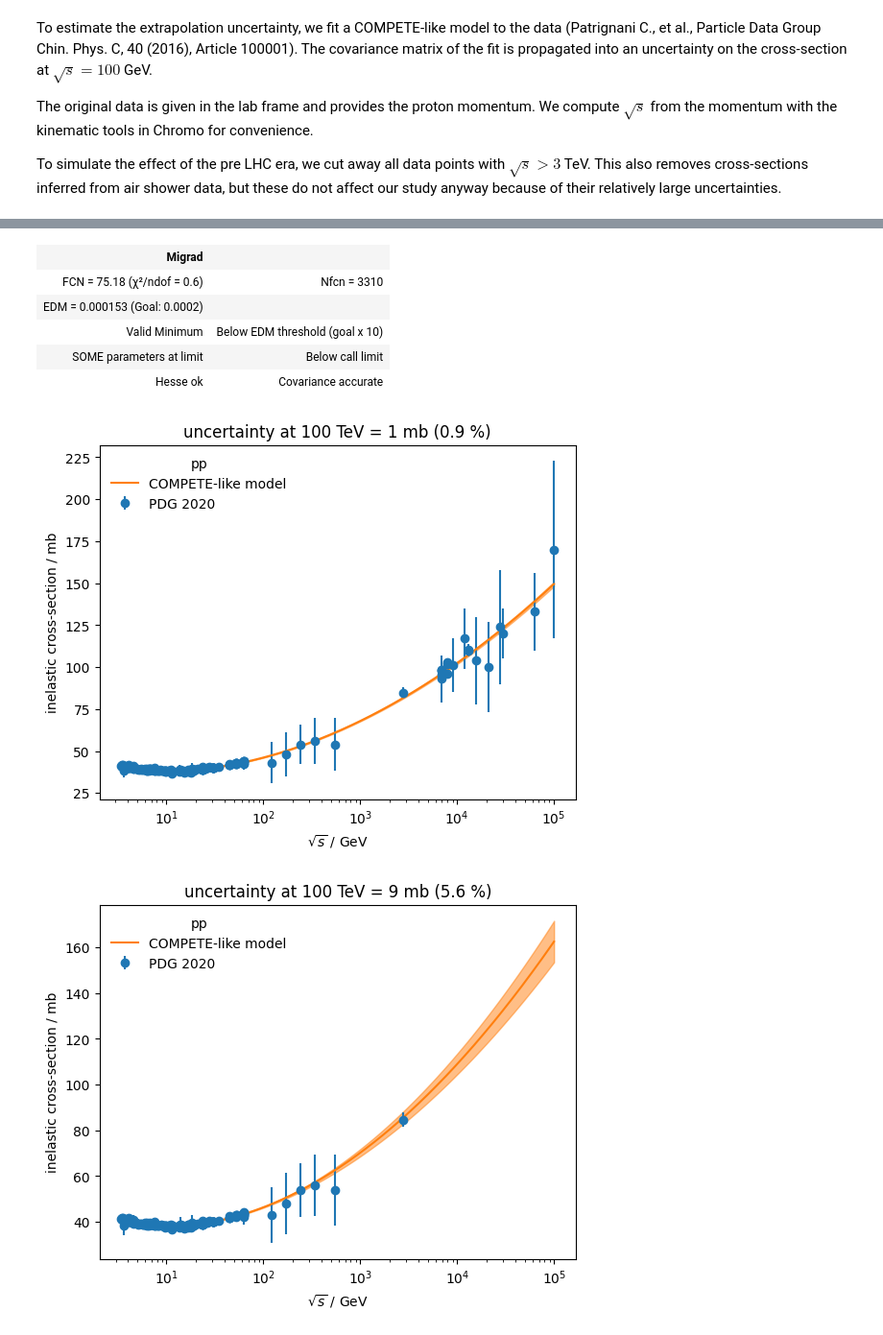
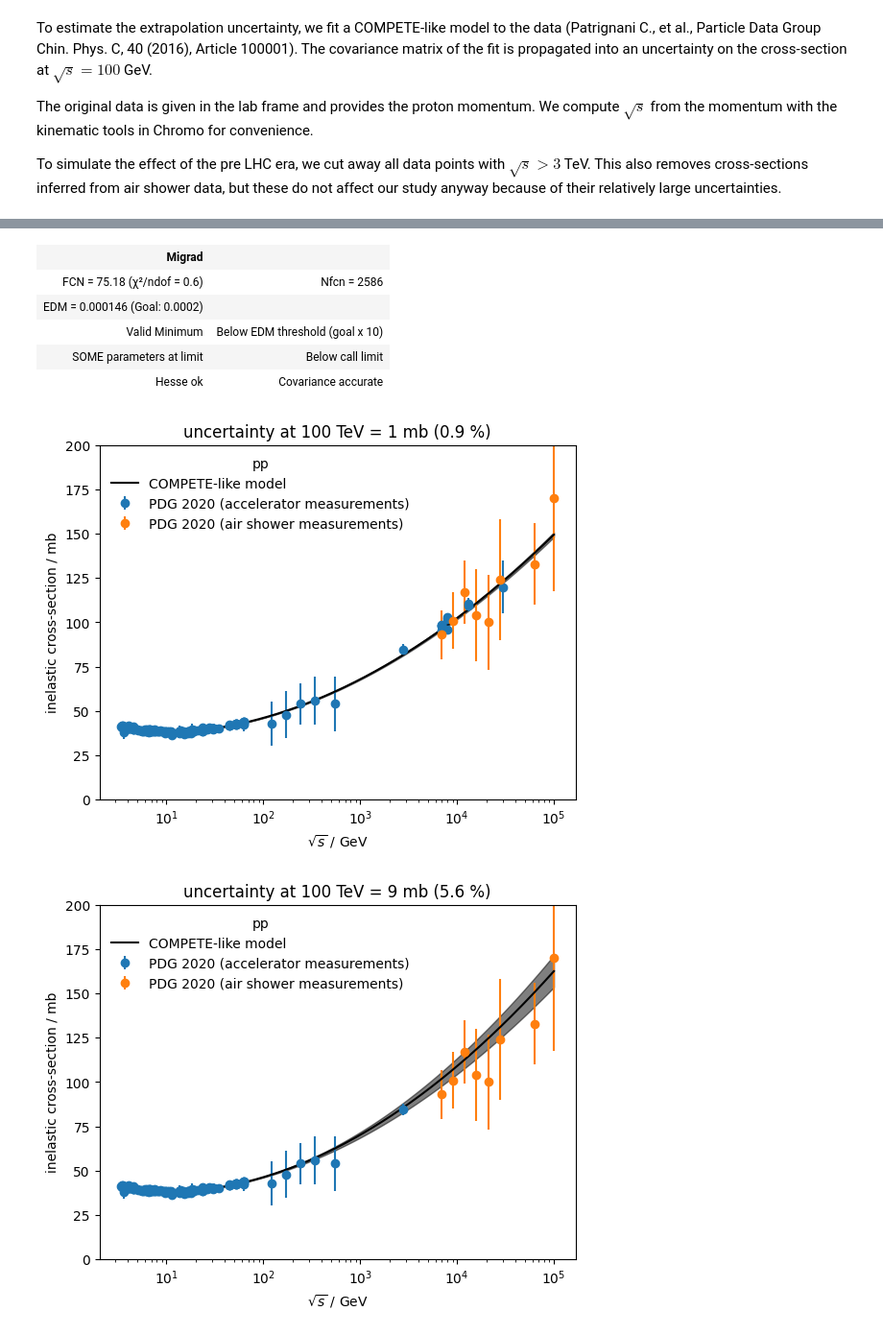
Before and after one commit to HDembinski/HDembinski.github.io, a Jupyter notebook: posts/cross_section_extrapolation_error.ipynb, the cells around one changed output, grey strips where cells are left out. Shown at 96% size. Saved outputs shown, nothing was run; the diff lists cells and outputs as text; code cells hidden in the pictures.

```diff
--- a/posts/cross_section_extrapolation_error.ipynb
+++ b/posts/cross_section_extrapolation_error.ipynb
@@ -29,8 +29,10 @@ def read(url):
         xi = float(items[3])
         yi = float(items[4])
         yei = (0.5 * sum(float(i) ** 2 for i in items[5:9])) ** 0.5
-        xy.append((xi, yi, yei))
+        si = " ".join(items[9:11])
+        xy.append((xi, yi, yei, si))
     xy.sort(key=lambda p: p[0])
-    return np.transpose(xy)
+    return np.array(xy, dtype=np.dtype([("plab", "float"), ("sig", "float"), ("sige", "float"), ("source", "U32")]))
 
 p_p = read("https://pdg.lbl.gov/2020/hadronic-xsections/rpp2020-pp_total.dat")
+p_p["source"]
@@ -37,3 +57,9 @@ p_p = read("https://pdg.lbl.gov/2020/hadronic-xsections/rpp2020-pp_total.dat")
+# %%
+# put air shower measurements into separate array
+air_shower_measurements = ("HONDA 93", "ABREU 12", "ABBASI 15")
+mask = np.all([p_p["source"] != source for source in air_shower_measurements], axis=0)
+p_p_accelerator = p_p[mask]
+p_p_air_shower = p_p[~mask]
 # %% [markdown]
 To estimate the extrapolation uncertainty, we fit a COMPETE-like model to the data (Patrignani C., et al., Particle Data Group
 Chin. Phys. C, 40 (2016), Article 100001). The covariance matrix of the fit is propagated into an uncertainty on the cross-section at $\sqrt{s} = 100$ GeV.
@@ -42,11 +68,6 @@ The original data is given in the lab frame and provides the proton momentum. We
 
 To simulate the effect of the pre LHC era, we cut away all data points with $\sqrt s > 3$ TeV. This also removes cross-sections inferred from air shower data, but these do not affect our study anyway because of their relatively large uncertainties.
 # %%
-def model(sqrts, par):
-    x = np.log(sqrts)
-    return Chebyshev(par)(x)
-
-
 def compete(sqrts, h, m, pab, rab1, rab2, eta1, eta2):
     s = sqrts**2
     sabm = 2 * nucleon_mass + m
@@ -58,7 +79,7 @@ sqrts = []
 sig = []
 sige = []
 
-for plab, s, se in zip(*p_p):
+for plab, s, se, source in p_p_accelerator:
     if plab < 5:
         continue
     sqrts.append(FixedTarget(Momentum(plab * GeV), "p", "p").ecm)
@@ -81,19 +102,34 @@ for emax in (1e6, 3e3):
     val = m.values
     cov = m.covariance
     plt.figure()
-    plt.errorbar(sqrts[cost.mask], sig[cost.mask], sige[cost.mask], fmt="o", label="PDG 2020")
+    plt.errorbar(
+        sqrts[cost.mask],
+        sig[cost.mask],
+        sige[cost.mask],
+        fmt="o",
+        label="PDG 2020 (accelerator measurements)",
+    )
+    plt.errorbar(
+        [FixedTarget(Momentum(plab * GeV), "p", "p").ecm for plab in p_p_air_shower["plab"]],
+        p_p_air_shower["sig"],
+        p_p_air_shower["sige"],
+        fmt="o",
+        label="PDG 2020 (air shower measurements)",
+    )
     msqrts = np.geomspace(10, 1e5, 1000)
     msig, cov_msig = propagate(lambda v: compete(msqrts, *v), val, cov)
     msige = np.diag(cov_msig) ** 0.5
-    plt.plot(msqrts, msig, color="C1", label="COMPETE-like model")
-    plt.fill_between(msqrts, msig - msige, msig + msige, color="C1", alpha=0.5)
+    plt.plot(msqrts, msig, color="k", label="COMPETE-like model")
+    plt.fill_between(msqrts, msig - msige, msig + msige, color="k", alpha=0.5)
     plt.semilogx()
     plt.xlabel(r"$\sqrt{s}$ / GeV")
     plt.ylabel("inelastic cross-section / mb")
     plt.title(
-        rf"uncertainty at 100 TeV = {msige[-1]:.0f} mb ({msige[-1]/msig[-1] * 100:.1f} %)"
+        rf"uncertainty at 100 TeV = {msige[-1]:.0f} "
+        rf"mb ({msige[-1]/msig[-1] * 100:.1f} %)"
     )
-    plt.legend(frameon=False, title="pp", loc="upper left");
-    plt.savefig(f"cross_section_extrapolation_uncertainty_{emax}.pdf")
+    plt.legend(frameon=False, title="pp", loc="upper left")
+    plt.ylim(0, 200)
+    plt.savefig(f"cross_section_extrapolation_uncertainty_{np.log10(emax):.0f}.pdf")
 # %% [output]
 | Migrad |  |
@@ -102,11 +138,11 @@ for emax in (1e6, 3e3):
 | Valid Minimum | Below EDM threshold (goal x 10) |
 | SOME parameters at limit | Below call limit |
 | Hesse ok | Covariance accurate |
 | Migrad |  |
-| FCN = 75.18 (χ²/ndof = 0.6) | Nfcn = 3310 |
-| EDM = 0.000153 (Goal: 0.0002) |  |
+| FCN = 75.18 (χ²/ndof = 0.6) | Nfcn = 2586 |
+| EDM = 0.000146 (Goal: 0.0002) |  |
 | Valid Minimum | Below EDM threshold (goal x 10) |
 | SOME parameters at limit | Below call limit |
 | Hesse ok | Covariance accurate |
-[figure, old version]
+[figure, new version]
-[figure, old version]
+[figure, new version]
```
Also changed, not shown: parts of 2 cells of this notebook.
